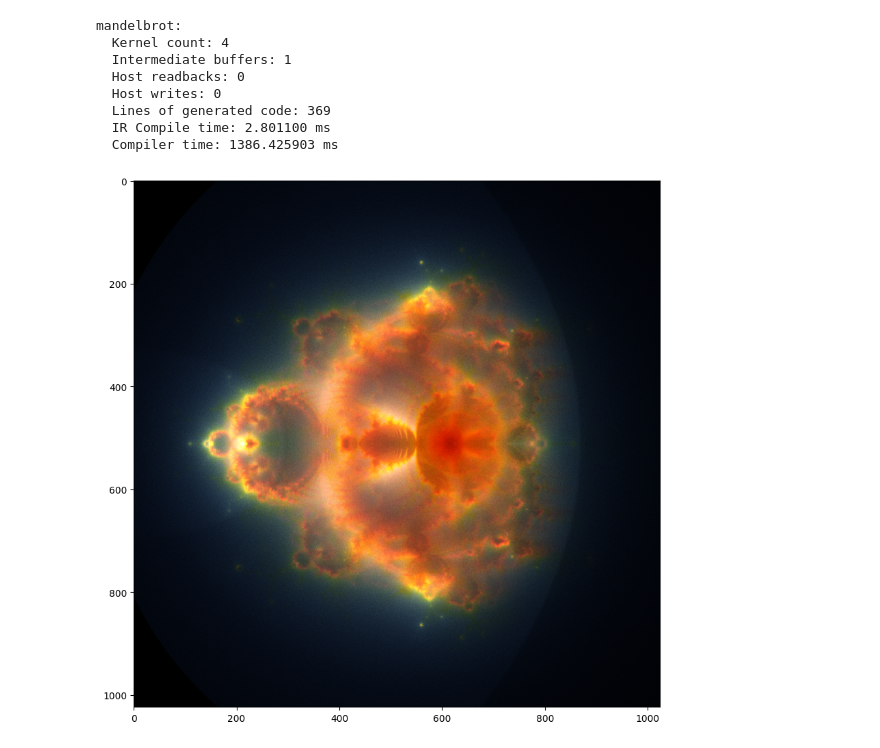
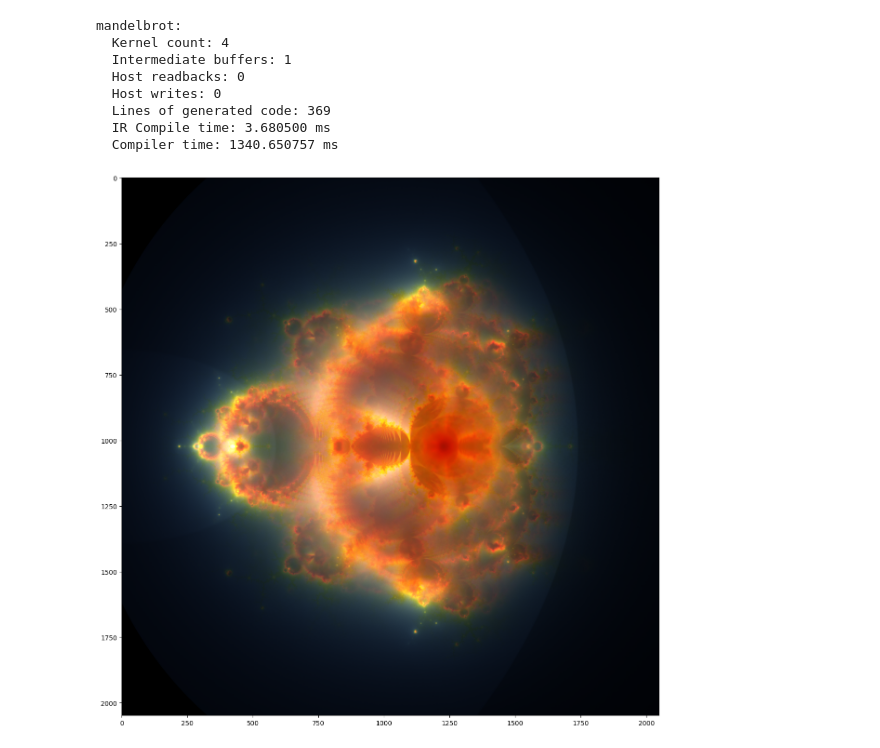
Before and after one commit to MichaelMoroz/TensorFrost, a Jupyter notebook: examples/buddhabrot.ipynb, the cells around one changed output. Cells and saved outputs as stored; diff of their text form; code cells hidden in the pictures.

```diff
--- a/examples/buddhabrot.ipynb
+++ b/examples/buddhabrot.ipynb
@@ -6,7 +6,7 @@ import time
 
 tf.initialize(tf.opengl)
 
-S = 1024
+S = 2048
 MAX_ITER = 1000
 SAMPLES = 64
 
@@ -107,8 +107,8 @@ mandelbrot:
   Host readbacks: 0
   Host writes: 0
   Lines of generated code: 369
-  IR Compile time: 2.801100 ms
-  Compiler time: 1386.425903 ms
+  IR Compile time: 3.680500 ms
+  Compiler time: 1340.650757 ms
 # %%
 frame = np.zeros([S, S, 3], np.float32)
 frame_tf = tf.tensor(frame)
@@ -120,8 +120,8 @@ for i in range(100):
 resnp = frame_tf.numpy
 # %%
 # plot the result
-plt.figure(figsize=(10,10))
+plt.figure(figsize=(15,15))
 plt.imshow(resnp)
 plt.show()
 # %% [output]
-[figure, old version]
+[figure, new version]
```
